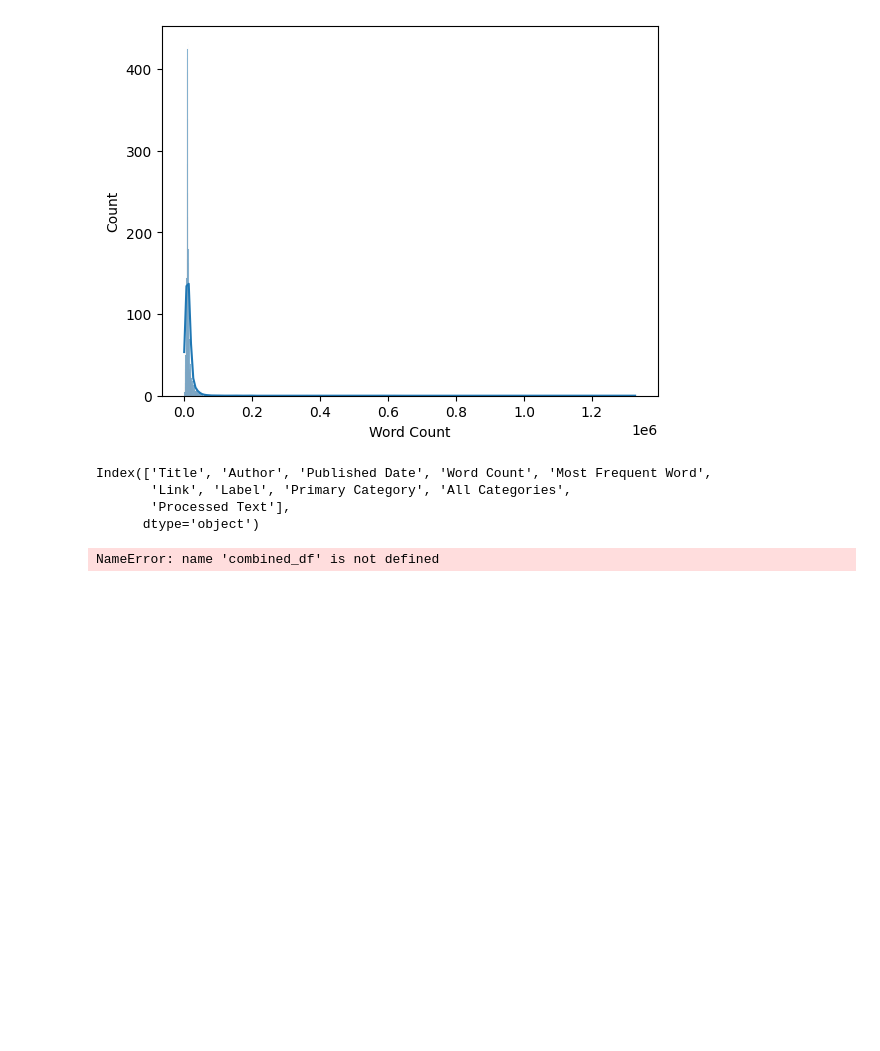
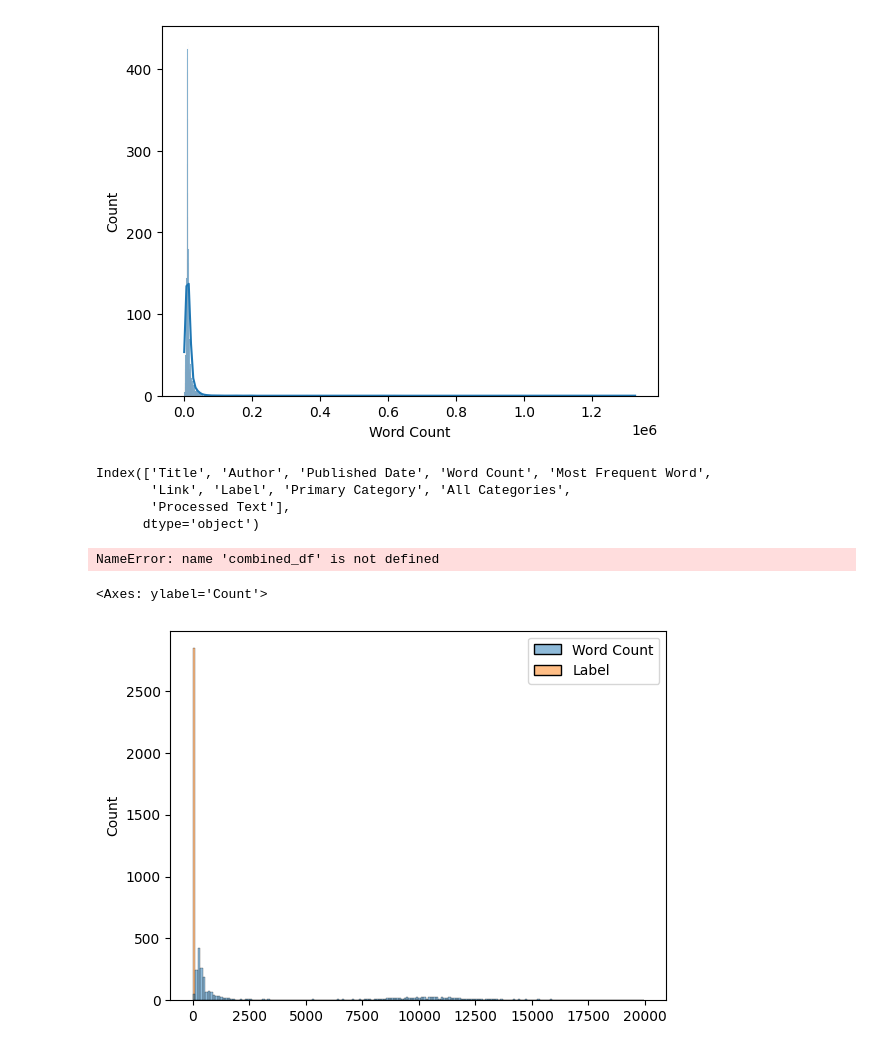
Before and after one commit to DianaAkolzina/scientific_paper_classifier, a Jupyter notebook: notebooks/Global_preprocessing.ipynb, the cells around one changed output. Saved outputs shown, nothing was run; the diff lists cells and outputs as text; code cells hidden in the pictures; blank space fills up the shorter version.

```diff
--- a/notebooks/Global_preprocessing.ipynb
+++ b/notebooks/Global_preprocessing.ipynb
@@ -118,7 +128,7 @@ def get_data_from_gcp(BUCKET_NAME, file_name):
     # Create a storage client
     storage_client = storage.Client()
     # Get the bucket
-    bucket = storage_client.get_bucket(bucket_name)
+    bucket = storage_client.get_bucket(BUCKET_NAME)
     # Get the blob (file) from the bucket
     blob = bucket.get_blob(file_name)
     # Read the CSV file into a DataFrame
@@ -284,3 +299,11 @@ for word, count in top_words:
 #             np.mean([self.word2vec.get(w, np.zeros(self.dim)) for w in words], axis=0)
 #             for words in X
 #         ])
+# %%
+data = get_data_from_gcp(BUCKET_NAME, 'cleaned_data/Updated_df_3000.csv')
+# %%
+import seaborn as sns
+sns.histplot(data[data['Word Count'] < 20000])
+# %% [output]
+<Axes: ylabel='Count'>
+[figure, added]
```
Also changed, not shown: parts of 9 cells of this notebook.
